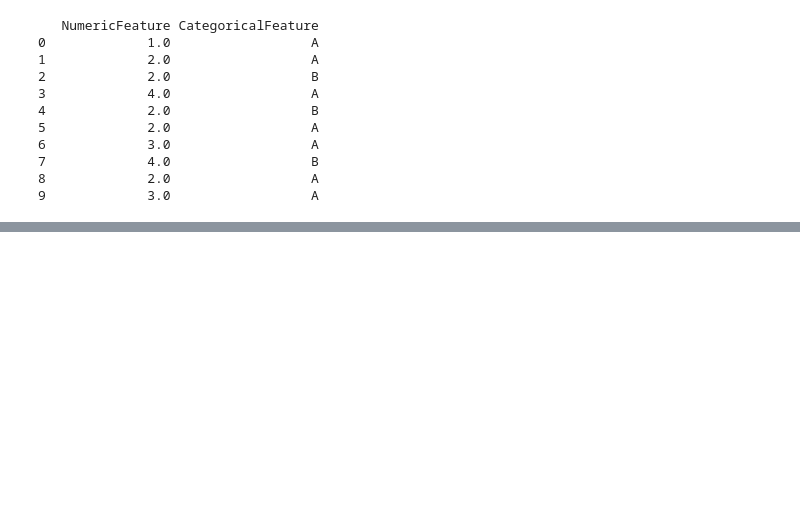
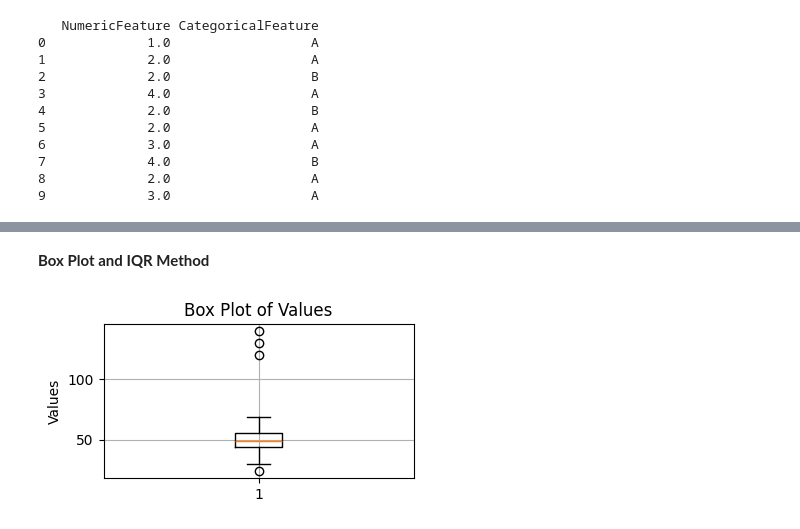
Before and after one commit to pragatii-sharmaa/Machine-Learning-Algorithms-code, a Jupyter notebook: ML(1_).ipynb, the cells around one changed output, grey strips where cells are left out. Saved outputs shown, nothing was run; the diff lists cells and outputs as text; code cells hidden in the pictures; blank space fills up the shorter version.

```diff
--- a/ML(1_).ipynb
+++ b/ML(1_).ipynb
@@ -907,0 +1028,14 @@ print(df)
+# %%
+import numpy as np
+import pandas as pd
+import matplotlib.pyplot as plt
+from scipy.stats import zscore
+
+# Generate a larger dataset
+np.random.seed(42)
+data = np.random.normal(loc=50, scale=10, size=100)  # Normal distribution (mean=50, std=10)
+data = np.append(data, [120, 130, 140])  # Adding outliers
+
+# Create DataFrame
+df = pd.DataFrame(data, columns=['values'])
+df
@@ -907,0 +1056,10 @@ print(df)
+# %%
+
+# Compute Z-scores
+df['z_score'] = zscore(df['values'])
+
+# Identify outliers (Z-score > 3 or < -3)
+outliers = df[np.abs(df['z_score']) > 3]
+
+# Print results
+print("Outliers using Z-Score:\n", outliers)
@@ -907,0 +1094,11 @@ print(df)
+# %% [markdown]
+**Box Plot and IQR Method**
+# %%
+plt.figure(figsize=(4, 2))
+plt.boxplot(df['values'])
+plt.title('Box Plot of Values')
+plt.ylabel('Values')
+plt.grid()
+plt.show()
+# %% [output]
+[figure, added]
```
Also changed, not shown: parts of 21 cells of this notebook.
